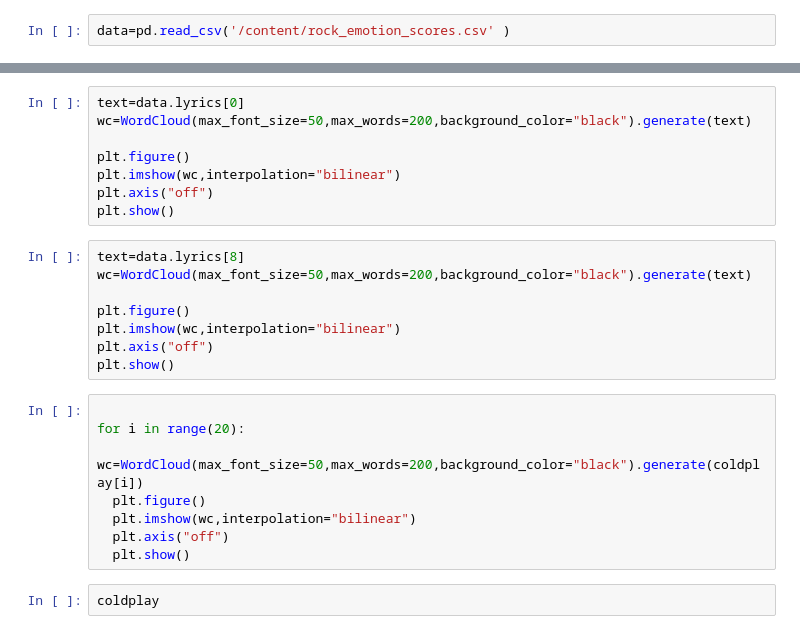
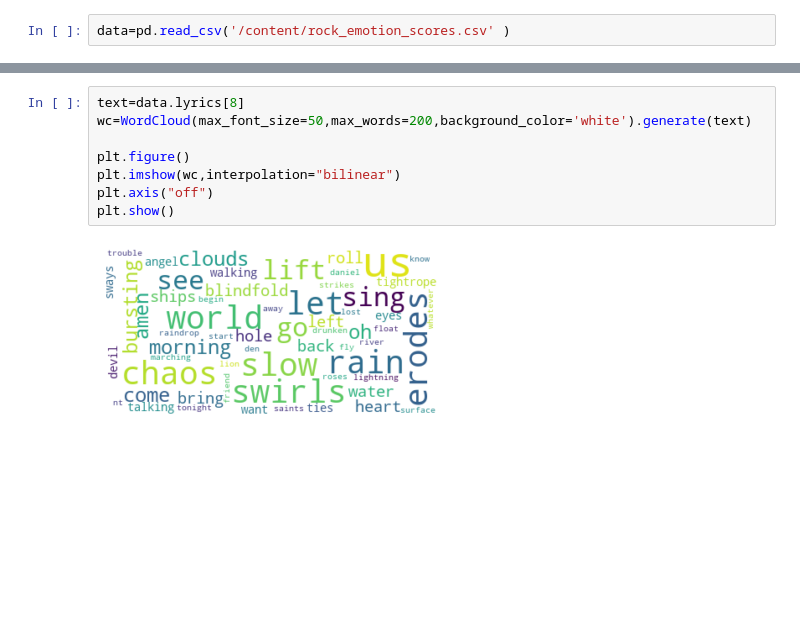
Before and after one commit to Gail529/Recommendation-system, a Jupyter notebook: song_viz.ipynb, the cells around one changed output, grey strips where cells are left out. Saved outputs shown, nothing was run; the diff lists cells and outputs as text; blank space fills up the shorter version.

```diff
--- a/song_viz.ipynb
+++ b/song_viz.ipynb
@@ -14,26 +24,10 @@ data=pd.read_csv('/content/rock_emotion_scores.csv' )
 # %%
-text=data.lyrics[0]
-wc=WordCloud(max_font_size=50,max_words=200,background_color="black").generate(text)
+text=data.lyrics[8]
+wc=WordCloud(max_font_size=50,max_words=200,background_color='white').generate(text)
 
 plt.figure()
 plt.imshow(wc,interpolation="bilinear")
 plt.axis("off")
 plt.show()
+# %% [output]
+[figure, added]
-# %%
-text=data.lyrics[8]
-wc=WordCloud(max_font_size=50,max_words=200,background_color="black").generate(text)
-
-plt.figure()
-plt.imshow(wc,interpolation="bilinear")
-plt.axis("off")
-plt.show()
-# %%
-
-for i in range(20):
-  wc=WordCloud(max_font_size=50,max_words=200,background_color="black").generate(coldplay[i])
-  plt.figure()
-  plt.imshow(wc,interpolation="bilinear")
-  plt.axis("off")
-  plt.show()
-# %%
-coldplay
```
Also changed, not shown: parts of 9 cells of this notebook.
